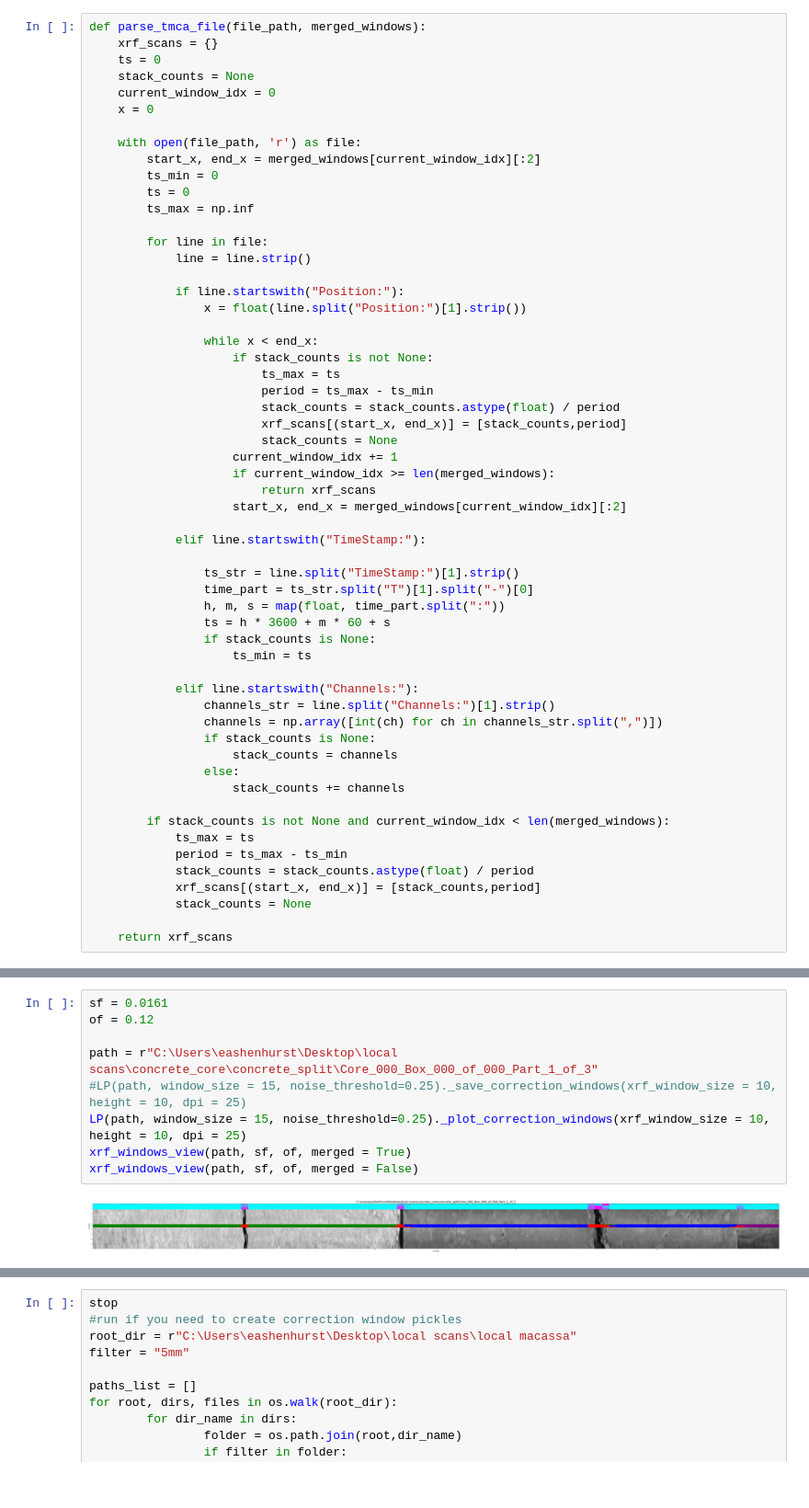
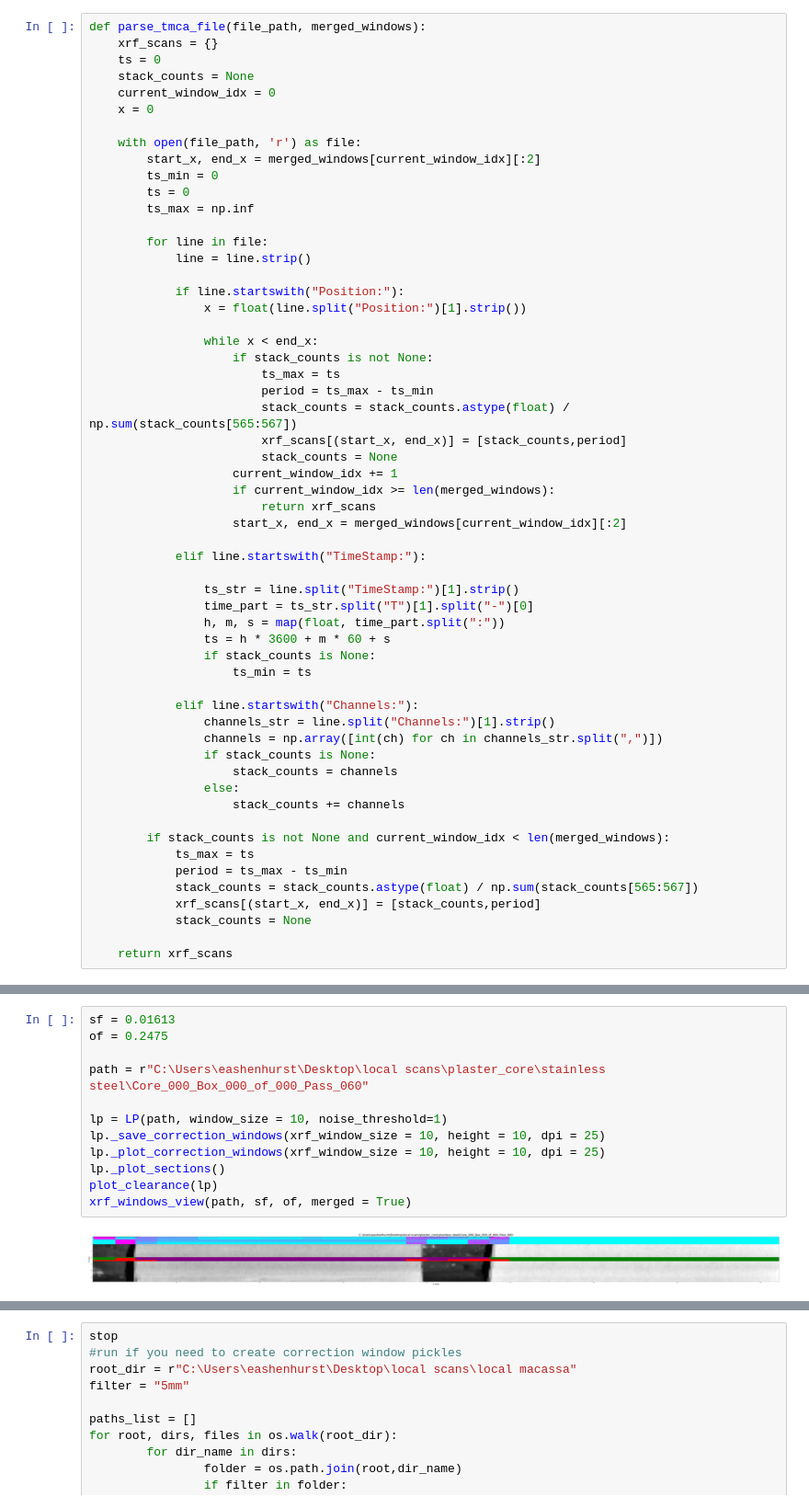
Before and after one commit to MinnoMinee/core-type, a Jupyter notebook: tmca_viewer.ipynb, the cells around one changed output, grey strips where cells are left out. Shown at 92% size. Saved outputs shown, nothing was run; the diff lists cells and outputs as text.

```diff
--- a/tmca_viewer.ipynb
+++ b/tmca_viewer.ipynb
@@ -29,7 +29,7 @@ def parse_tmca_file(file_path, merged_windows):
                     if stack_counts is not None:
                         ts_max = ts
                         period = ts_max - ts_min
-                        stack_counts = stack_counts.astype(float) / period
+                        stack_counts = stack_counts.astype(float) / np.sum(stack_counts[565:567])
                         xrf_scans[(start_x, end_x)] = [stack_counts,period]
                         stack_counts = None
                     current_window_idx += 1
@@ -57,7 +57,7 @@ def parse_tmca_file(file_path, merged_windows):
         if stack_counts is not None and current_window_idx < len(merged_windows):
             ts_max = ts
             period = ts_max - ts_min
-            stack_counts = stack_counts.astype(float) / period
+            stack_counts = stack_counts.astype(float) / np.sum(stack_counts[565:567])
             xrf_scans[(start_x, end_x)] = [stack_counts,period]
             stack_counts = None
 
@@ -209,11 +294,14 @@ def xrf_windows_view(file_path, scale_factor=1.0, offset_factor=0.0, merged = Fa
 # %%
-sf = 0.0161
-of = 0.12
+sf = 0.01613
+of = 0.2475
 
-path = r"C:\Users\eashenhurst\Desktop\local scans\concrete_core\concrete_split\Core_000_Box_000_of_000_Part_1_of_3"
-#LP(path, window_size = 15, noise_threshold=0.25)._save_correction_windows(xrf_window_size = 10, height = 10, dpi = 25)
-LP(path, window_size = 15, noise_threshold=0.25)._plot_correction_windows(xrf_window_size = 10, height = 10, dpi = 25)
+path = r"C:\Users\eashenhurst\Desktop\local scans\plaster_core\stainless steel\Core_000_Box_000_of_000_Pass_060"
+
+lp = LP(path, window_size = 10, noise_threshold=1)
+lp._save_correction_windows(xrf_window_size = 10, height = 10, dpi = 25)
+lp._plot_correction_windows(xrf_window_size = 10, height = 10, dpi = 25)
+lp._plot_sections()
+plot_clearance(lp)
 xrf_windows_view(path, sf, of, merged = True)
-xrf_windows_view(path, sf, of, merged = False)
 # %% [output]
-[figure, old version]
+[figure, new version]
```
Also changed, not shown: parts of 8 cells of this notebook, 2 other files.
